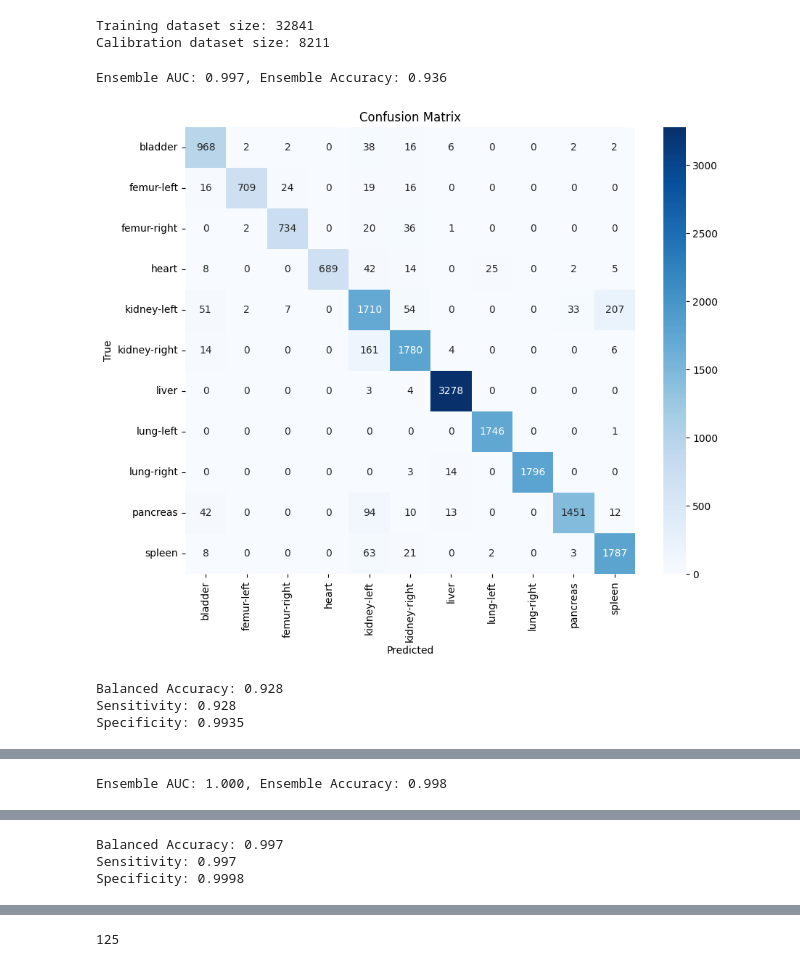
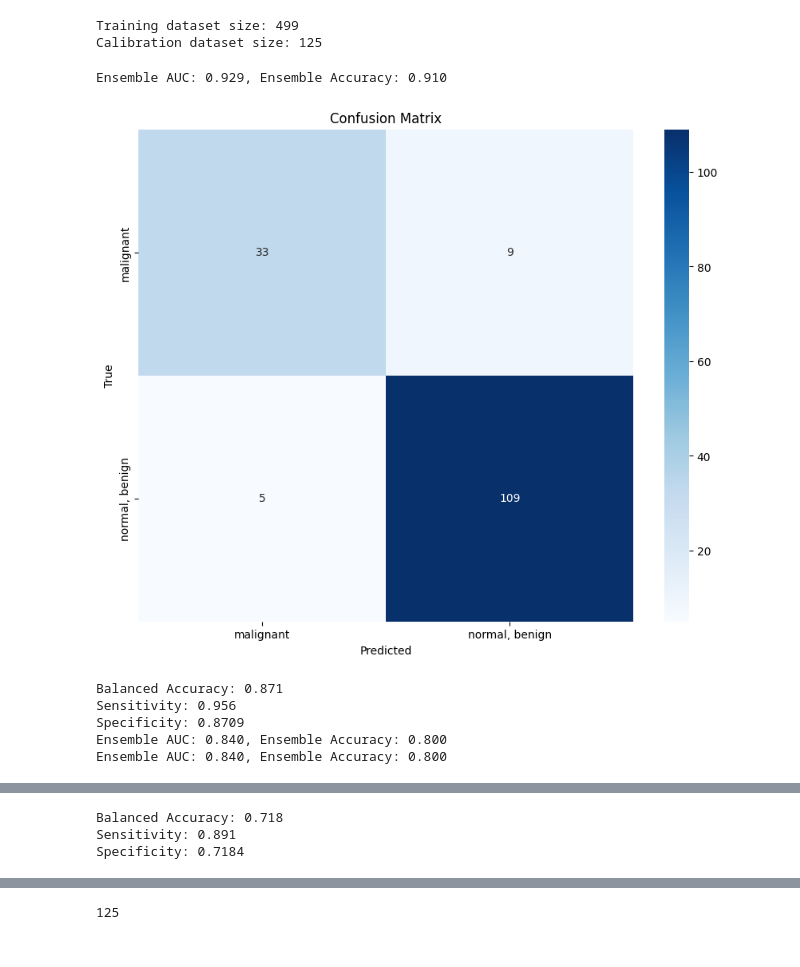
Before and after one commit to pstnmz/UQ_toolbox, a Jupyter notebook: medMNIST/UQ_test_metrics.ipynb, the cells around one changed output, grey strips where cells are left out. Saved outputs shown, nothing was run; the diff lists cells and outputs as text; code cells hidden in the pictures.

```diff
--- a/medMNIST/UQ_test_metrics.ipynb
+++ b/medMNIST/UQ_test_metrics.ipynb
@@ -100,7 +100,7 @@ def test_eval(test_loader, device, models, data_flag):
     y_true = []
     y_scores = []
     y_raw_digits = []
-    indiv_scores = [[] for _ in range(len(models))]
+    indiv_scores = [[] for _ in range(len(models))]  # Store individual model scores
 
     for m in models:
         m.eval()
@@ -109,6 +109,13 @@ def test_eval(test_loader, device, models, data_flag):
         for data, target in test_loader:
             data, target = data.to(device), target.to(device)
             outputs = [model(data) for model in models]
+
+            # Store individual model scores
+            for i, output in enumerate(outputs):
+                if task_type == 'binary-class':
+                    indiv_scores[i].extend(F.sigmoid(output).cpu().numpy().flatten())
+                else:
+                    indiv_scores[i].extend(F.softmax(output, dim=1).cpu().numpy())
 
             # Average the outputs for ensemble prediction
             avg_output = torch.mean(torch.stack(outputs), dim=0)
@@ -139,7 +146,6 @@ def test_eval(test_loader, device, models, data_flag):
         cm = confusion_matrix(y_true, y_pred)
     else:
         cm = confusion_matrix(y_true, y_scores.argmax(axis=1))
-
 
     # Plot the confusion matrix
     plt.figure(figsize=(10, 8))
@@ -177,7 +183,7 @@ def test_eval(test_loader, device, models, data_flag):
 
     macro_specificity = np.mean(specificities)
     print(f"Specificity: {macro_specificity:.4f}")
-    return y_true, y_scores, y_scores_raw_digits
+    return y_true, y_scores, y_scores_raw_digits, indiv_scores
 
 def apply_softmax(y):
     y_scores = np.array(F.softmax(torch.tensor(y), dim=1))
@@ -418,11 +430,11 @@ def display_UQ_results(metric, correct_predictions, incorrect_predictions, y_axi
     fpr, tpr, auc = uq.roc_curve_UQ_method_computation([metric[k] for k in correct_predictions], [metric[j] for j in incorrect_predictions])
     print(auc)
 # %%
-flag = 'organamnist'
+flag = 'breastmnist'
 # %%
 transform = transforms.Compose([
         transforms.ToTensor(),
-        #transforms.Normalize(mean=[.5], std=[.5]),
+        transforms.Normalize(mean=[.5], std=[.5]),
         transforms.Lambda(lambda x: x.repeat(3, 1, 1))
     ])
 # %%
@@ -434,32 +446,34 @@ test_loader=DataLoader(test_dataset, batch_size=32, shuffle=False)
 calibration_loader=DataLoader(calibration_dataset, batch_size=32, shuffle=False)
 device = torch.device('cuda' if torch.cuda.is_available() else 'cpu')
 # %% [output]
-Training dataset size: 32841
-Calibration dataset size: 8211
+Training dataset size: 499
+Calibration dataset size: 125
 # %%
-y_true, y_scores, digits = test_eval(test_loader, device=device, models=models, data_flag=flag)
-y_true_calibration, y_scores_calibration, digits_calib = test_eval(calibration_loader, device=device, models=models, data_flag=flag)
+y_true, y_scores, digits, indiv_scores = test_eval(test_loader, device=device, models=models, data_flag=flag)
+y_true_calibration, y_scores_calibration, digits_calib, indiv_scores_calib = test_eval(calibration_loader, device=device, models=models, data_flag=flag)
 
 if task_type == 'binary-class':
     y_prob = y_scores
 else:
     y_prob = apply_softmax(y_scores)
 
 if task_type == 'binary-class':
     correct_predictions = [i for i in range(len(y_true)) if (y_true[i] == 1 and y_scores[i] > 0.5) or (y_true[i] == 0 and y_scores[i] <= 0.5)]
     incorrect_predictions = [i for i in range(len(y_true)) if (y_true[i] == 1 and y_scores[i] <= 0.5) or (y_true[i] == 0 and y_scores[i] > 0.5)]
 
     correct_predictions_calibration = [i for i in range(len(y_true_calibration)) if (y_true_calibration[i] == 1 and y_scores_calibration[i] > 0.5) or (y_true_calibration[i] == 0 and y_scores_calibration[i] <= 0.5)]
     incorrect_predictions_calibration = [i for i in range(len(y_true_calibration)) if (y_true_calibration[i] == 1 and y_scores_calibration[i] <= 0.5) or (y_true_calibration[i] == 0 and y_scores_calibration[i] > 0.5)]
 else:
     correct_predictions = [i for i in range(len(y_true)) if y_true[i] == np.argmax(y_scores[i])]
     incorrect_predictions = [i for i in range(len(y_true)) if y_true[i] != np.argmax(y_scores[i])]
 
     correct_predictions_calibration = [i for i in range(len(y_true_calibration)) if y_true_calibration[i] == np.argmax(y_scores_calibration[i])]
     incorrect_predictions_calibration = [i for i in range(len(y_true_calibration)) if y_true_calibration[i] != np.argmax(y_scores_calibration[i])]
 # %% [output]
-Ensemble AUC: 0.997, Ensemble Accuracy: 0.936
+Ensemble AUC: 0.929, Ensemble Accuracy: 0.910
-[figure, old version]
+[figure, new version]
-Balanced Accuracy: 0.928
-Sensitivity: 0.928
-Specificity: 0.9935
+Balanced Accuracy: 0.871
+Sensitivity: 0.956
+Specificity: 0.8709
+Ensemble AUC: 0.840, Ensemble Accuracy: 0.800
+Ensemble AUC: 0.840, Ensemble Accuracy: 0.800
@@ -466 +481,3 @@ Specificity: 0.9935
-Ensemble AUC: 1.000, Ensemble Accuracy: 0.998
+Balanced Accuracy: 0.718
+Sensitivity: 0.891
+Specificity: 0.7184
@@ -468,6 +484,3 @@ Ensemble AUC: 1.000, Ensemble Accuracy: 0.998
-Balanced Accuracy: 0.997
-Sensitivity: 0.997
-Specificity: 0.9998
 # %%
 MSR = computeMSR(y_prob, y_true, task_type, calibration_needed=False, display_calibration_curve=True)
 # %% [output]
```
Also changed, not shown: parts of 11 cells of this notebook, 1 other file.
